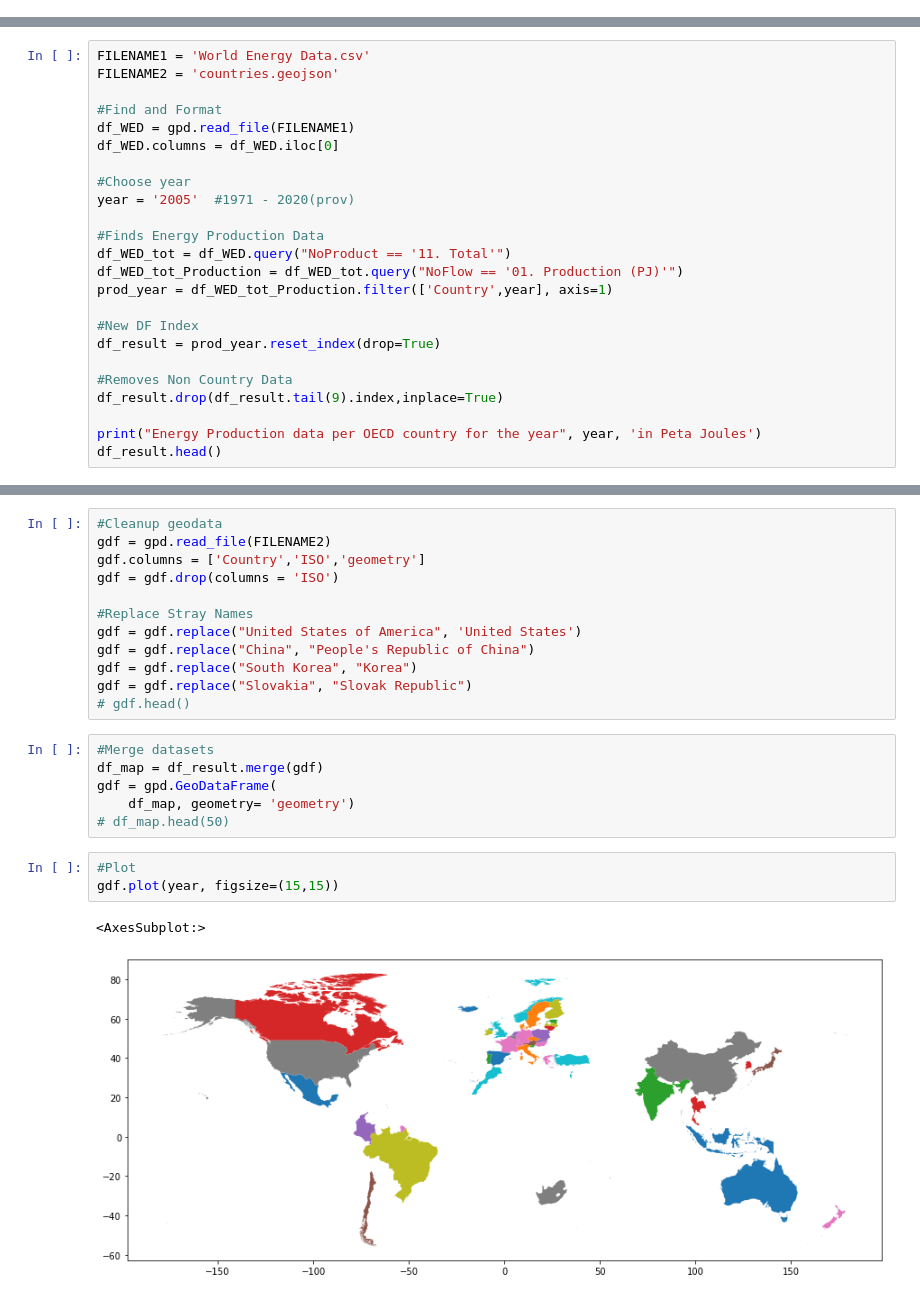
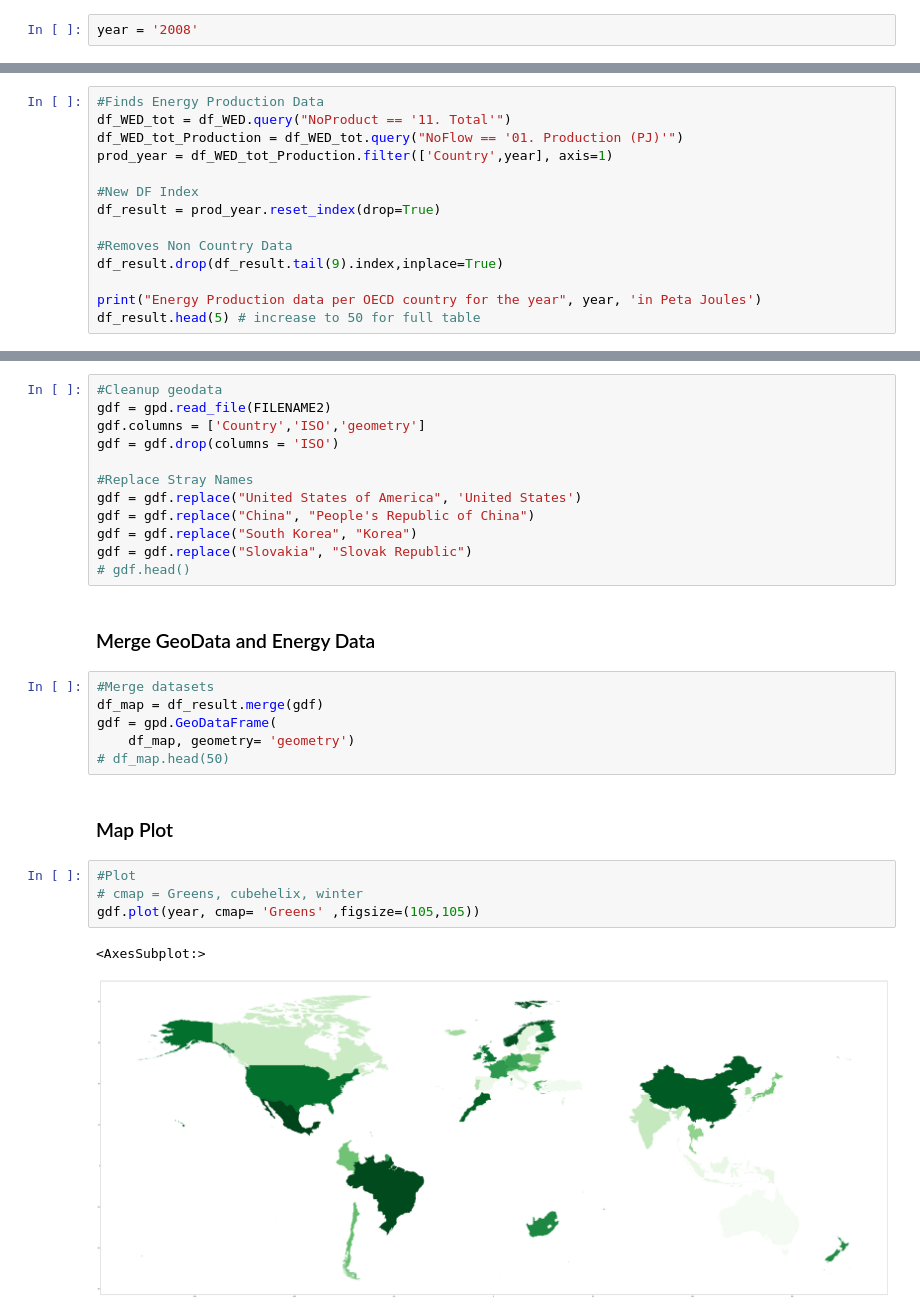
Before and after one commit to Capture418/RPi-RHS-TM, a Jupyter notebook: data/World Energy Production Data.ipynb, the cells around one changed output, grey strips where cells are left out. Drawn from its saved outputs; the diff is of its cells as text.

```diff
--- a/data/World Energy Production Data.ipynb
+++ b/data/World Energy Production Data.ipynb
@@ -4,0 +18,2 @@ import re
+# %%
+year = '2008'
@@ -5,14 +23,4 @@ import re
 # %%
-FILENAME1 = 'World Energy Data.csv'
-FILENAME2 = 'countries.geojson'
-
-#Find and Format
-df_WED = gpd.read_file(FILENAME1)
-df_WED.columns = df_WED.iloc[0]
-
-#Choose year
-year = '2005'  #1971 - 2020(prov)
-
 #Finds Energy Production Data
 df_WED_tot = df_WED.query("NoProduct == '11. Total'")
 df_WED_tot_Production = df_WED_tot.query("NoFlow == '01. Production (PJ)'")
@@ -25,5 +33,5 @@ df_result = prod_year.reset_index(drop=True)
 df_result.drop(df_result.tail(9).index,inplace=True)
 
 print("Energy Production data per OECD country for the year", year, 'in Peta Joules')
-df_result.head()
+df_result.head(5) # increase to 50 for full table
 # %% [output]
@@ -46,15 +56,20 @@ gdf = gdf.replace("China", "People's Republic of China")
 gdf = gdf.replace("South Korea", "Korea")
 gdf = gdf.replace("Slovakia", "Slovak Republic")
 # gdf.head()
+# %% [markdown]
+### Merge GeoData and Energy Data
 # %%
 #Merge datasets
 df_map = df_result.merge(gdf)
 gdf = gpd.GeoDataFrame(
     df_map, geometry= 'geometry')
 # df_map.head(50)
+# %% [markdown]
+### Map Plot
 # %%
 #Plot
-gdf.plot(year, figsize=(15,15))
+# cmap = Greens, cubehelix, winter
+gdf.plot(year, cmap= 'Greens' ,figsize=(105,105))
 # %% [output]
 <AxesSubplot:>
-[figure, old version]
+[figure, new version]
```
Also changed, not shown: parts of 9 cells of this notebook.
